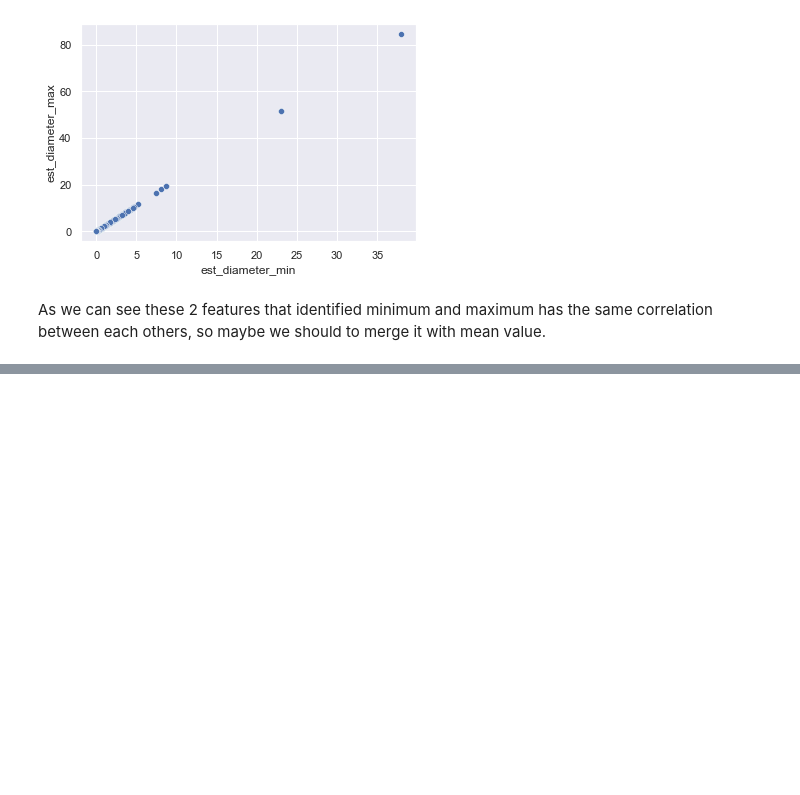
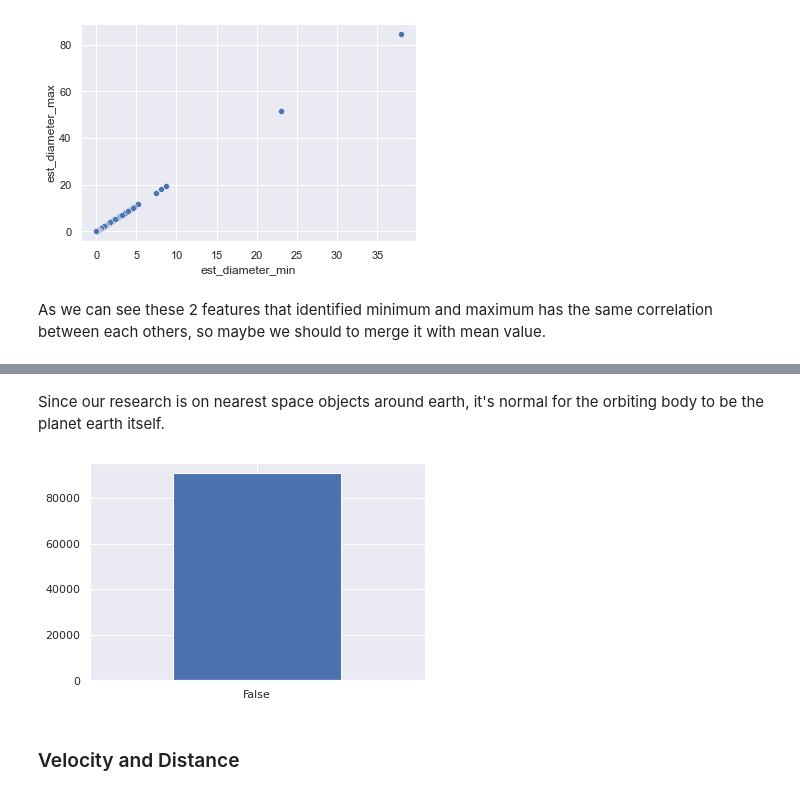
Before and after one commit to NikkiSatmaka/nasa-nearest-object, a Jupyter notebook: nasa_classification.ipynb, the cells around one changed output, grey strips where cells are left out. Cells and saved outputs as stored; diff of their text form; code cells hidden in the pictures; blank space fills up the shorter version.

Commit message:
add velocity and distance

```diff
--- a/nasa_classification.ipynb
+++ b/nasa_classification.ipynb
@@ -442,0 +461,9 @@ As we can see these 2 features that identified minimum and maximum has the same
+# %% [markdown]
+Since our research is on nearest space objects around earth, it's normal for the orbiting body to be the planet earth itself.
+# %%
+df['sentry_object'].value_counts().plot(kind='bar', rot=0)
+plt.show()
+# %% [output]
+[figure, added]
+# %% [markdown]
+### Velocity and Distance
```
Also changed, not shown: parts of 8 cells of this notebook.
